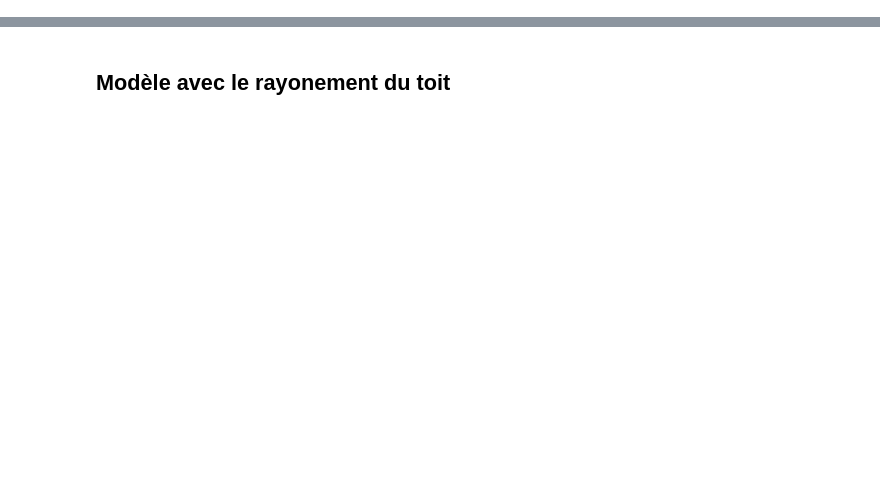
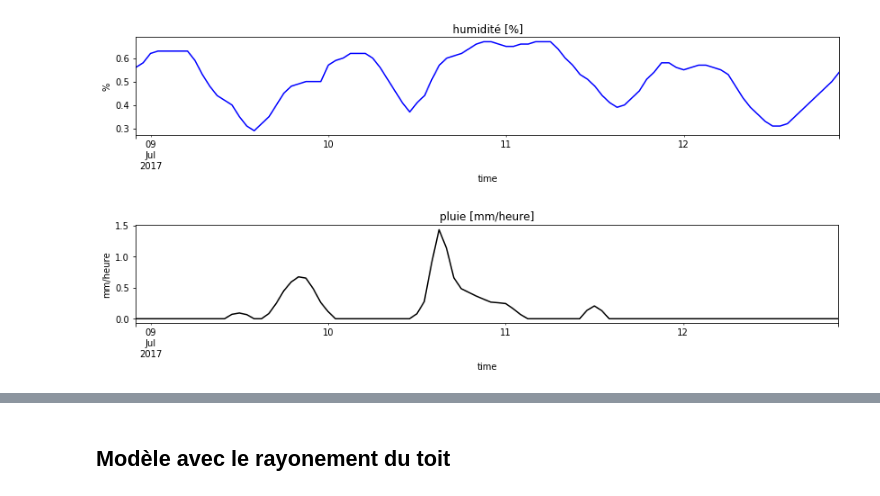
Before and after one commit to xdze2/thermique_appart, a Jupyter notebook: Model02_tuile.ipynb, the cells around one changed output, grey strips where cells are left out. Saved outputs shown, nothing was run; the diff lists cells and outputs as text; code cells hidden in the pictures; blank space fills up the shorter version.

```diff
--- a/Model02_tuile.ipynb
+++ b/Model02_tuile.ipynb
@@ -131,0 +61,9 @@ Ttuile.plot(figsize=(14, 4) ); plt.ylabel('T_tuile °C');
+# %%
+plt.figure()
+data['humidity'].plot(figsize=(14, 2), color='b' ); plt.ylabel('%'); plt.title('humidité [%]');
+
+plt.figure()
+data['precipIntensity'].plot(figsize=(14, 2), color='k' ); plt.ylabel('mm/heure'); plt.title('pluie [mm/heure]');
+# %% [output]
+[figure, added]
+[figure, added]
```
Also changed, not shown: parts of 67 cells of this notebook.
